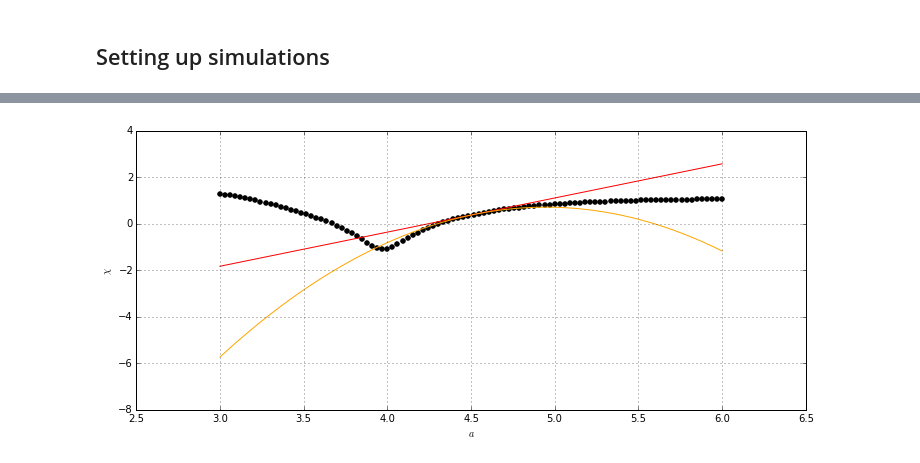
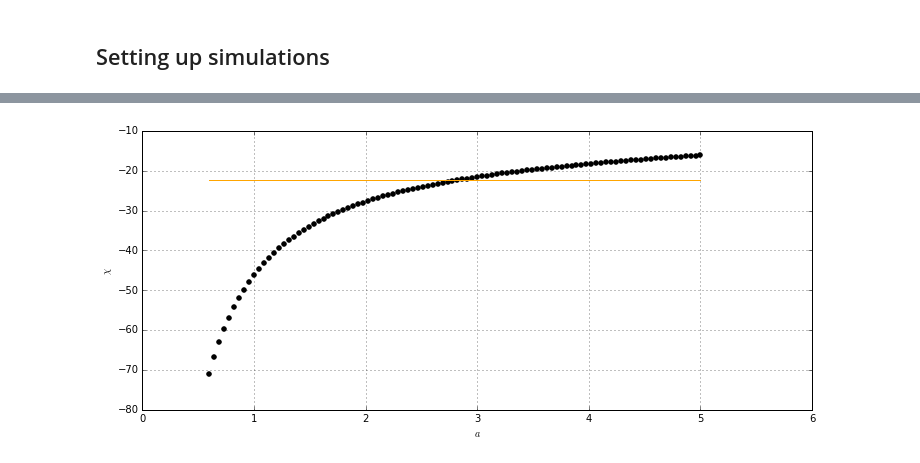
Before and after one commit to toni88x/rebound, a Jupyter notebook: python_examples/LangevinMCMC-2nd-logp.ipynb, the cells around one changed output, grey strips where cells are left out. Cells and saved outputs as stored; diff of their text form; code cells hidden in the pictures.

```diff
--- a/python_examples/LangevinMCMC-2nd-logp.ipynb
+++ b/python_examples/LangevinMCMC-2nd-logp.ipynb
@@ -27,2 +27,5 @@ plt.scatter(data_t, data_rv);
 # %% [markdown]
 ## Setting up simulations
+# %%
+for k in range(4):
+    print varid2(0,k)
@@ -30,16 +38,22 @@ plt.scatter(data_t, data_rv);
 numvar = 4
 N = 2
 def varid2(l,k):
+    if k>l:
+        raise Exception("error")
+    if l>=numvar:
+        raise Exception("error")
     var = l*(l+1)/2+k
     return var*N+1+N+N*numvar
 def varid1(l):
+    if l>=numvar:
+        raise Exception("error")
     return N*l+1+N
 
 def simulation(cart):
     r.reset()
     r.N_megnopp = numvar
     r.add(m=1.)
-    op = r.Particle(a=cart[0],e=cart[1],anom=cart[2],omega=cart[3])
+    op = r.Particle(a=cart[1],e=cart[0],anom=cart[2],omega=cart[3])
     r.add(op)
     N = r.N
     r.init_megno(0.)
@@ -50,81 +64,95 @@ def simulation(cart):
     # First order
     for l in range(numvar):
         cart2 = cart.copy()
-        cart2[l] += delta
-        mp = r.Particle(primary=ps[0],a=cart2[0],e=np.clip(cart2[1],0.,0.9),anom=cart2[2],omega=cart2[3])
+        cart2[l] += delta/2.
+        mp = r.Particle(primary=ps[0],a=cart2[1],e=np.clip(cart2[0],0.,0.9),anom=cart2[2],omega=cart2[3])
+        cart2 = cart.copy()
+        cart2[l] -= delta/2.
+        mm = r.Particle(primary=ps[0],a=cart2[1],e=np.clip(cart2[0],0.,0.9),anom=cart2[2],omega=cart2[3])
 
         vari = varid1(l)
-        ps[vari].x  = (mp.x  - ps[1].x  )
-        ps[vari].y  = (mp.y  - ps[1].y  )
-        ps[vari].z  = (mp.z  - ps[1].z  )
-        ps[vari].vx = (mp.vx - ps[1].vx )
-        ps[vari].vy = (mp.vy - ps[1].vy )
-        ps[vari].vz = (mp.vz - ps[1].vz )
+        ps[vari].x  = (mp.x  - mm.x  )
+        ps[vari].y  = (mp.y  - mm.y  )
+        ps[vari].z  = (mp.z  - mm.z  )
+        ps[vari].vx = (mp.vx - mm.vx )
+        ps[vari].vy = (mp.vy - mm.vy )
+        ps[vari].vz = (mp.vz - mm.vz )
 
     # Second order
     for l in range(numvar):
         for k in range(l+1):
+            fac = 2.
             cart2 = cart.copy()
-            cart2[l] += delta
-            mp = r.Particle(primary=ps[0],a=cart2[0],e=np.clip(cart2[1],0.,0.9),anom=cart2[2],omega=cart2[3])
-            cart2[l] -= 2.*delta
-            mm = r.Particle(primary=ps[0],a=cart2[0],e=np.clip(cart2[1],0.,0.9),anom=cart2[2],omega=cart2[3])
+            cart2[l] += delta/fac
+            cart2[k] += delta/fac
+            mpp = r.Particle(primary=ps[0],a=cart2[1],e=np.clip(cart2[0],0.,0.9),anom=cart2[2],omega=cart2[3])
+            cart2 = cart.copy()
+            cart2[l] += delta/fac
+            cart2[k] -= delta/fac
+            mpm = r.Particle(primary=ps[0],a=cart2[1],e=np.clip(cart2[0],0.,0.9),anom=cart2[2],omega=cart2[3])
+            cart2 = cart.copy()
+            cart2[l] -= delta/fac
+            cart2[k] += delta/fac
+            mmp = r.Particle(primary=ps[0],a=cart2[1],e=np.clip(cart2[0],0.,0.9),anom=cart2[2],omega=cart2[3])
+            cart2 = cart.copy()
+            cart2[l] -= delta/fac
+            cart2[k] -= delta/fac
+            mmm = r.Particle(primary=ps[0],a=cart2[1],e=np.clip(cart2[0],0.,0.9),anom=cart2[2],omega=cart2[3])
 
             vari2 = varid2(l,k)
-            ps[vari2].x  = mp.x  - 2.*ps[1].x  + mm.x
-            ps[vari2].y  = mp.y  - 2.*ps[1].y  + mm.y
-            ps[vari2].z  = mp.z  - 2.*ps[1].z  + mm.z
-            ps[vari2].vx = mp.vx - 2.*ps[1].vx + mm.vx
-            ps[vari2].vy = mp.vy - 2.*ps[1].vy + mm.vy
-            ps[vari2].vz = mp.vz - 2.*ps[1].vz + mm.vz
+            ps[vari2].x  = mpp.x  - mpm.x  - mmp.x  + mmm.x
+            ps[vari2].y  = mpp.y  - mpm.y  - mmp.y  + mmm.y
+            ps[vari2].z  = mpp.z  - mpm.z  - mmp.z  + mmm.z
+            ps[vari2].vx = mpp.vx - mpm.vx - mmp.vx + mmm.vx
+            ps[vari2].vy = mpp.vy - mpm.vy - mmp.vy + mmm.vy
+            ps[vari2].vz = mpp.vz - mpm.vz - mmp.vz + mmm.vz
 
 
     ##################################################################
     # INTEGRATION
-    p    = 0.
+    logp    = 0.
     logp_d  = np.zeros(numvar)
-    logp_d2 = np.zeros(numvar*(numvar+1)/2)
+    logp_d2 = np.zeros((numvar*(numvar+1)/2,2))
     for i,t in enumerate(data_t):
         r.integrate(t)
         dv = ps[1].vx-data_rv[i]
-        p  += dv**2
+        logp  += -dv**2
         for k in range(numvar):
             vari1 = varid1(k)
-            logp_d[k] += ps[vari1].vx/delta * dv
+            logp_d[k] += -2.*ps[vari1].vx/delta * dv
         _id = 0
         for l in range(numvar):
             for k in range(l+1):
                 vari2 = varid2(l,k)
                 vari1l = varid1(l)
                 vari1k = varid1(k)
-                logp_d2[_id] +=  (ps[vari1l].vx * ps[vari1k].vx + ps[vari2].vx * dv)/(delta*delta)
+                logp_d2[_id][0] += -2.*(ps[vari1l].vx * ps[vari1k].vx)/(delta*delta)
+                logp_d2[_id][1] += -2.*(ps[vari2].vx * dv)/(delta*delta)
                 _id += 1
-    p = np.sqrt(p)
-    logp    = np.log(p)
-    logp_d  = logp_d/(p*p)
 
     logp_d2m = np.zeros((numvar,numvar))
     _id = 0
     for l in range(numvar):
         for k in range(l+1):
-            fdd =   logp_d2[_id]/(p*p) - 2.*logp_d[l]*logp_d[k]
+            fdd = logp_d2[_id][0] + logp_d2[_id][1]
             logp_d2m[l,k] = fdd
             logp_d2m[k,l] = fdd
             _id +=1
 
     return logp, logp_d, logp_d2m
-a0 = np.array([4.0,0.01,0.,-np.pi/2.]) # initial parameters
+a0 = np.array([4.0,4.,0.,-np.pi/2.]) # initial parameters
 a = a0.copy()
 
 N_grid = 100
-a_s = np.linspace(3.0,6.0,N_grid)
+a_s = np.linspace(0.6,5,N_grid)
+#a_s = np.linspace(3.0,6.0,N_grid)
 
 errs = np.zeros(N_grid)
 gradients = np.zeros(N_grid)
 hessians = np.zeros(N_grid)
 
 for i,at in enumerate(a_s):
-    a[0] = at
+    a[1] = at
     err, gradient, hessian = simulation(a)
     errs[i] = err
     gradients[i] = gradient[0]
@@ -151,31 +179,31 @@ def widget_plot(ind):
     for i,a in enumerate(a_s_fine):
         if i>0 and i<N_grid-1:
             gradient_direct[i] = (errs[i+1]-errs[i-1])/(a_s[i+1]-a_s[i-1])
             hessian_direct[i]  = (errs[i+1]-2.*errs[i]+errs[i-1])/((a_s[i+1]-a_s[i])*(a_s[i]-a_s[i-1]))
 
 
     fig1 = plt.figure(figsize=(12,5))
     plt.ylabel("$\chi$"); plt.xlabel("$a$")
     plt.scatter(a_s, errs, color="k");
     plt.plot(a_s_fine, err_fine, color="r");
     plt.plot(a_s_fine, err_fine2, color="#FFA500");
     plt.grid()
 
     fig2 = plt.figure(figsize=(12,5))
     plt.ylabel("${\partial \chi}/{\partial a}$"); plt.xlabel("$a$")
     plt.scatter(a_s, gradients, color="b");
     plt.scatter(a_s, gradient_direct, color="#aaaaff",alpha=0.7);
     plt.grid()
 
 
     fig3 = plt.figure(figsize=(12,5))
     plt.ylabel("${\partial^2 \chi}/{\partial a^2}$"); plt.xlabel("$a$")
     plt.scatter(a_s, hessians, color="g");
     plt.scatter(a_s, hessian_direct, color="#aaffaa");
     plt.grid()
 
 w = interactive(widget_plot, ind=(0,N_grid))
 
 display(w)
 # %% [output]
-[figure, old version]
+[figure, new version]
```
Also changed, not shown: parts of 7 cells of this notebook.
